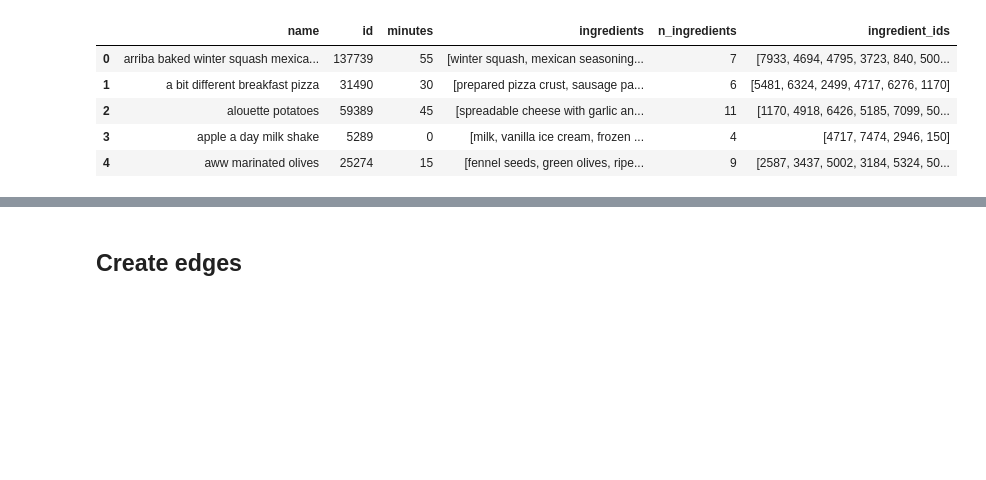
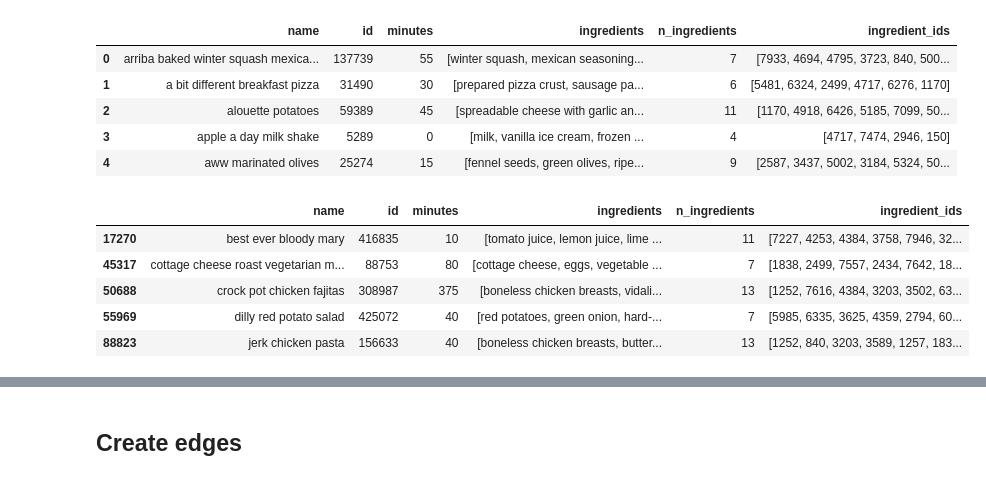
Before and after one commit to lucialarraona/finalproject_socialgraphs22, a Jupyter notebook: Notebooks/Final_Notebook.ipynb, the cells around one changed output, grey strips where cells are left out. Drawn from its saved outputs; the diff is of its cells as text; code cells hidden in the pictures; blank space fills up the shorter version.

```diff
--- a/Notebooks/Final_Notebook.ipynb
+++ b/Notebooks/Final_Notebook.ipynb
@@ -51,6 +51,16 @@ df_recipes.head()
 | 2 | alouette potatoes | 59389 | 45 | [spreadable cheese with garlic an... | 11 | [1170, 4918, 6426, 5185, 7099, 50... |
 | 3 | apple a day milk shake | 5289 | 0 | [milk, vanilla ice cream, frozen ... | 4 | [4717, 7474, 2946, 150] |
 | 4 | aww marinated olives | 25274 | 15 | [fennel seeds, green olives, ripe... | 9 | [2587, 3437, 5002, 3184, 5324, 50... |
+# %%
+ing=df_recipes[df_recipes['id'].isin([416835, 425072, 156633, 308987, 88753])]
+ing
+# %% [output]
+|  | name | id | minutes | ingredients | n_ingredients | ingredient_ids |
+| 17270 | best ever bloody mary | 416835 | 10 | [tomato juice, lemon juice, lime ... | 11 | [7227, 4253, 4384, 3758, 7946, 32... |
+| 45317 | cottage cheese roast vegetarian m... | 88753 | 80 | [cottage cheese, eggs, vegetable ... | 7 | [1838, 2499, 7557, 2434, 7642, 18... |
+| 50688 | crock pot chicken fajitas | 308987 | 375 | [boneless chicken breasts, vidali... | 13 | [1252, 7616, 4384, 3203, 3502, 63... |
+| 55969 | dilly red potato salad | 425072 | 40 | [red potatoes, green onion, hard-... | 7 | [5985, 6335, 3625, 4359, 2794, 60... |
+| 88823 | jerk chicken pasta | 156633 | 40 | [boneless chicken breasts, butter... | 13 | [1252, 840, 3203, 3589, 1257, 183... |
 # %%
 print(df_ingredients.shape)
 print(df_reviews.shape)
```
Also changed, not shown: parts of 4 cells of this notebook.
